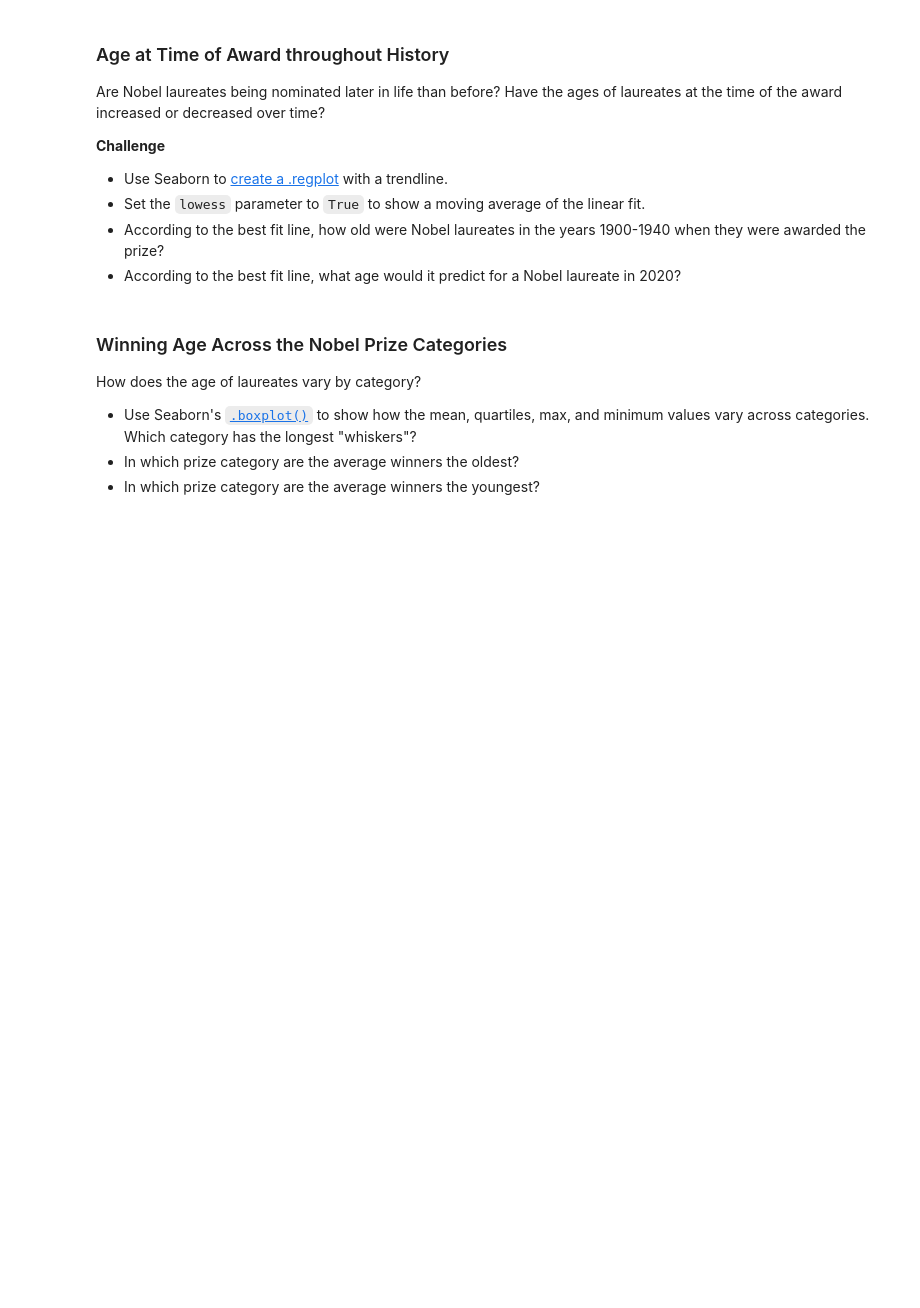
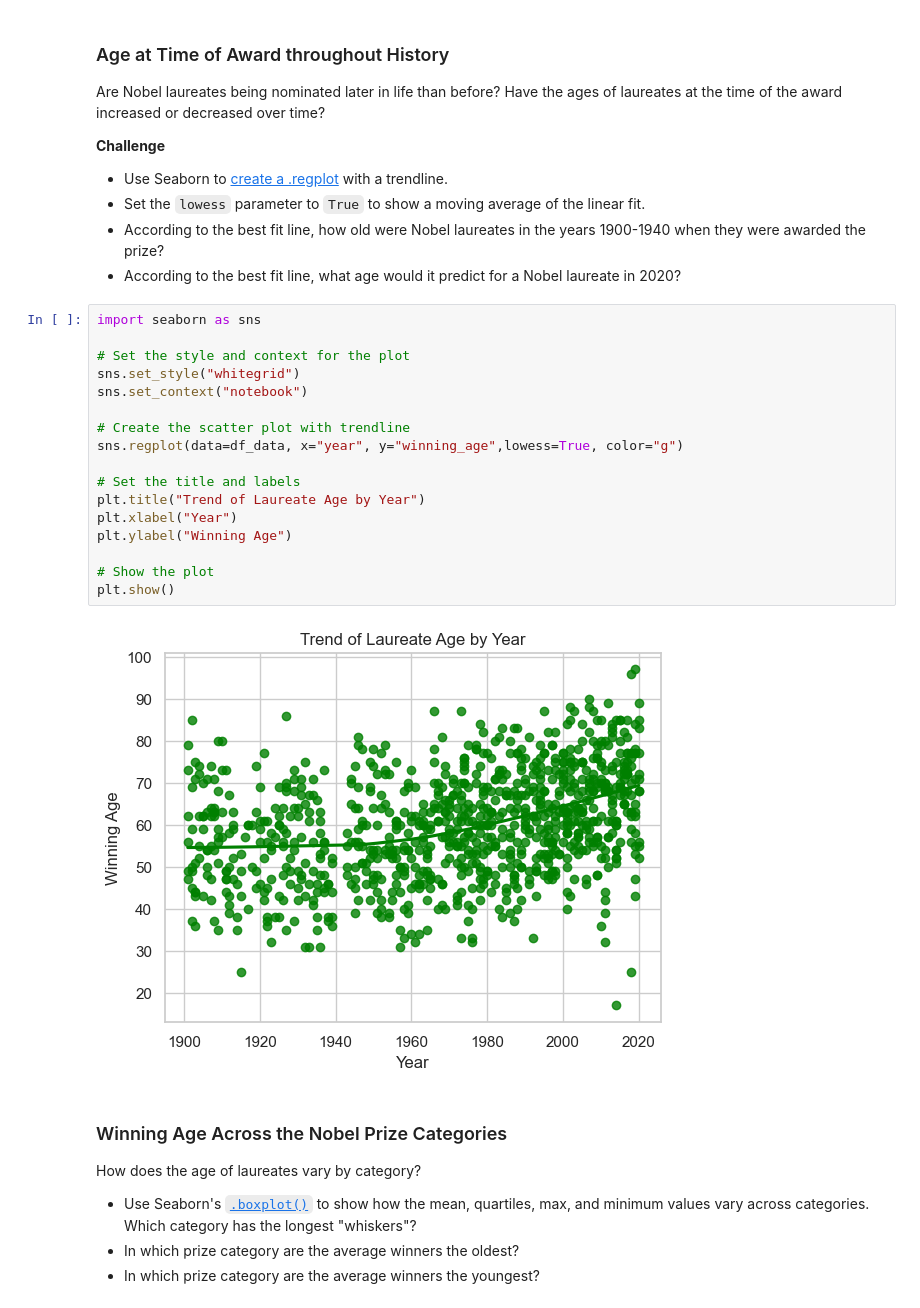
Before and after one commit to staixo/Python100day, a Jupyter notebook: Advanced/Datascience/Nobel/Nobel_Prize_Analysis.ipynb, the cells around one changed output. Drawn from its saved outputs; the diff is of its cells as text; blank space fills up the shorter version.

```diff
--- a/Advanced/Datascience/Nobel/Nobel_Prize_Analysis.ipynb
+++ b/Advanced/Datascience/Nobel/Nobel_Prize_Analysis.ipynb
@@ -822,6 +822,25 @@ Are Nobel laureates being nominated later in life than before? Have the ages of
 * Set the `lowess` parameter to `True` to show a moving average of the linear fit.
 * According to the best fit line, how old were Nobel laureates in the years 1900-1940 when they were awarded the prize?
 * According to the best fit line, what age would it predict for a Nobel laureate in 2020?
+# %%
+import seaborn as sns
+
+# Set the style and context for the plot
+sns.set_style("whitegrid")
+sns.set_context("notebook")
+
+# Create the scatter plot with trendline
+sns.regplot(data=df_data, x="year", y="winning_age",lowess=True, color="g")
+
+# Set the title and labels
+plt.title("Trend of Laureate Age by Year")
+plt.xlabel("Year")
+plt.ylabel("Winning Age")
+
+# Show the plot
+plt.show()
+# %% [output]
+[figure, added]
 # %% [markdown]
 ### Winning Age Across the Nobel Prize Categories
 
```
Also changed, not shown: parts of 3 cells of this notebook.
